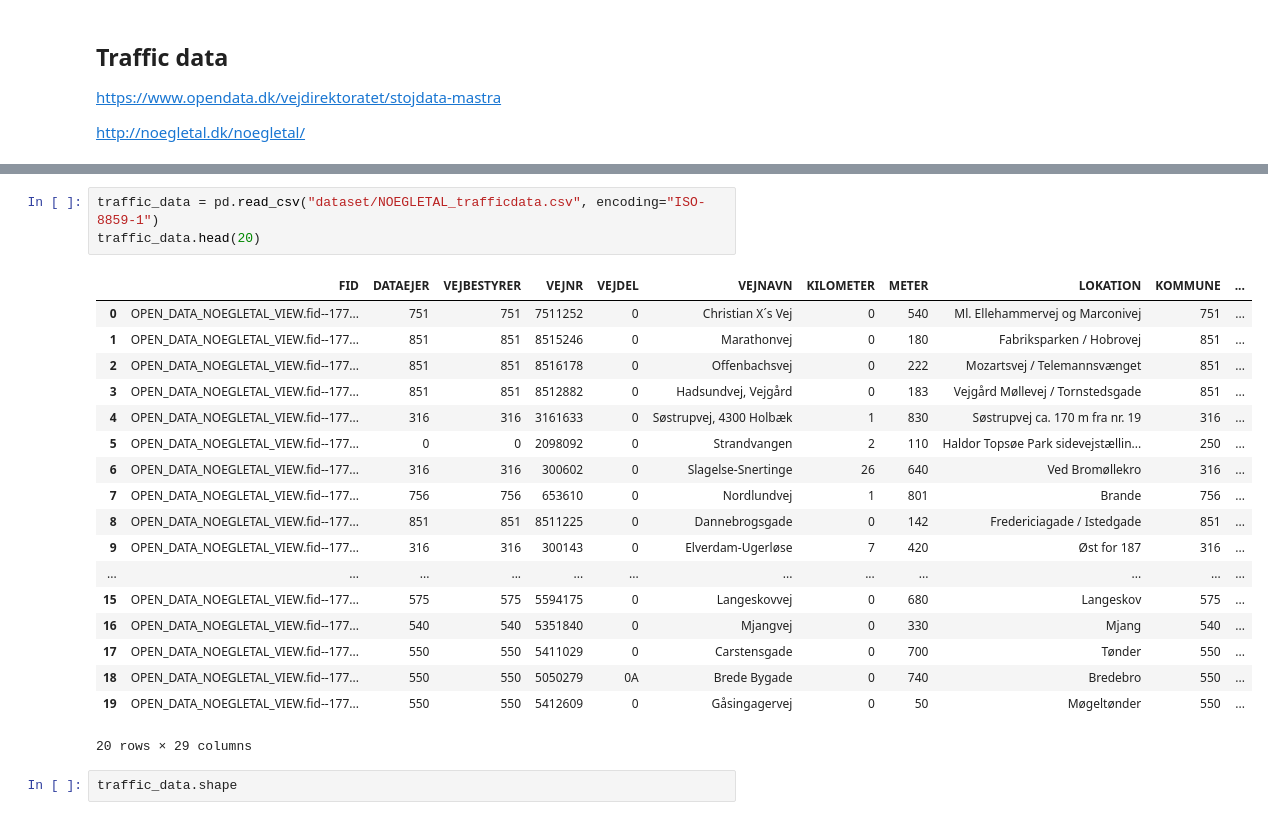
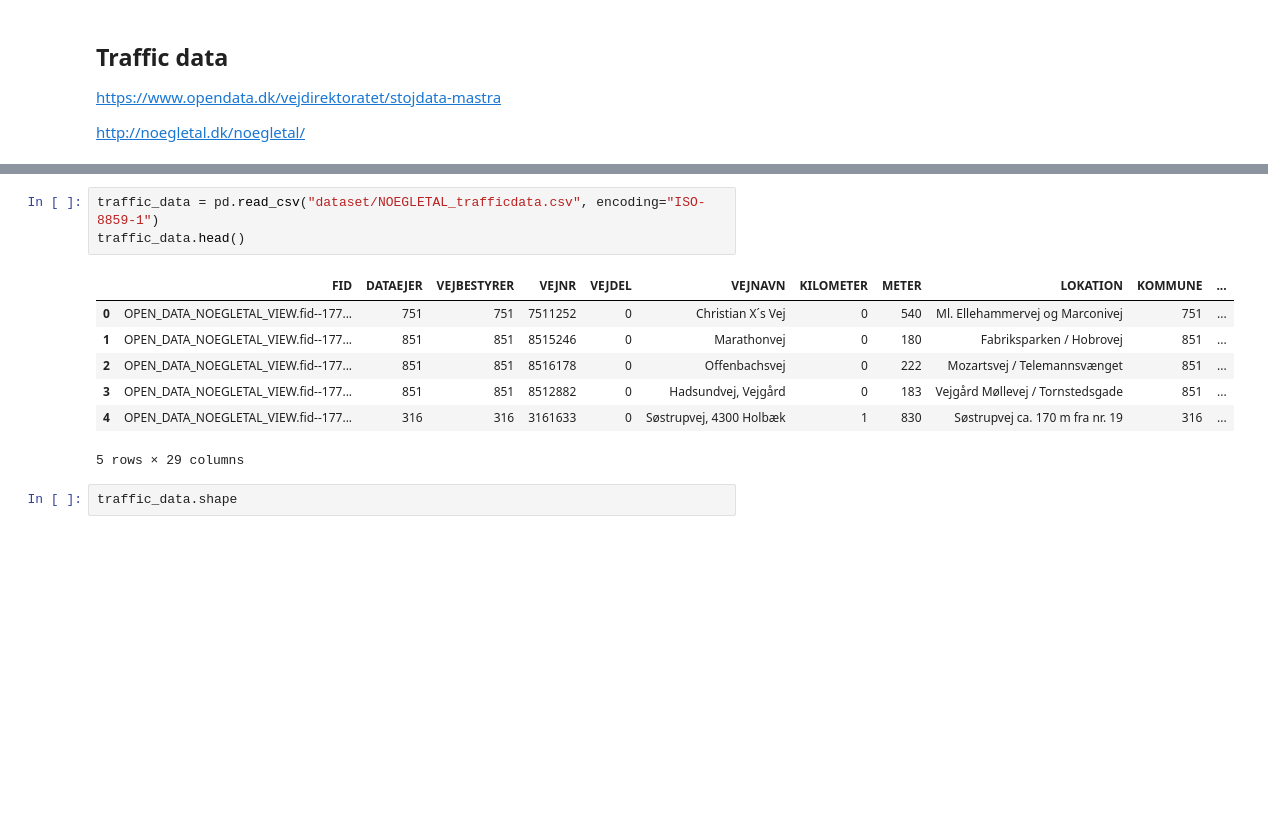
Before and after one commit to IncioMan/socialdata, a Jupyter notebook: Final Project/Dataset exploration.ipynb, the cells around one changed output, grey strips where cells are left out. Saved outputs shown, nothing was run; the diff lists cells and outputs as text; blank space fills up the shorter version.

```diff
--- a/Final Project/Dataset exploration.ipynb
+++ b/Final Project/Dataset exploration.ipynb
@@ -43,26 +44,15 @@ http://noegletal.dk/noegletal/
 | LBIL_PCT | The percentage of trucks taken in relation to the total amount of motor vehicles. Trucks here are vehicles with a total length of more than 5.80 meters. |
 # %%
 traffic_data = pd.read_csv("dataset/NOEGLETAL_trafficdata.csv", encoding="ISO-8859-1")
-traffic_data.head(20)
+traffic_data.head()
 # %% [output]
 |  | FID | DATAEJER | VEJBESTYRER | VEJNR | VEJDEL | VEJNAVN | KILOMETER | METER | LOKATION | KOMMUNE | ... |
 | 0 | OPEN_DATA_NOEGLETAL_VIEW.fid--177... | 751 | 751 | 7511252 | 0 | Christian X´s Vej | 0 | 540 | Ml. Ellehammervej og Marconivej | 751 | ... |
 | 1 | OPEN_DATA_NOEGLETAL_VIEW.fid--177... | 851 | 851 | 8515246 | 0 | Marathonvej | 0 | 180 | Fabriksparken / Hobrovej | 851 | ... |
 | 2 | OPEN_DATA_NOEGLETAL_VIEW.fid--177... | 851 | 851 | 8516178 | 0 | Offenbachsvej | 0 | 222 | Mozartsvej / Telemannsvænget | 851 | ... |
 | 3 | OPEN_DATA_NOEGLETAL_VIEW.fid--177... | 851 | 851 | 8512882 | 0 | Hadsundvej, Vejgård | 0 | 183 | Vejgård Møllevej / Tornstedsgade | 851 | ... |
 | 4 | OPEN_DATA_NOEGLETAL_VIEW.fid--177... | 316 | 316 | 3161633 | 0 | Søstrupvej, 4300 Holbæk | 1 | 830 | Søstrupvej ca. 170 m fra nr. 19 | 316 | ... |
-| 5 | OPEN_DATA_NOEGLETAL_VIEW.fid--177... | 0 | 0 | 2098092 | 0 | Strandvangen | 2 | 110 | Haldor Topsøe Park sidevejstællin... | 250 | ... |
-| 6 | OPEN_DATA_NOEGLETAL_VIEW.fid--177... | 316 | 316 | 300602 | 0 | Slagelse-Snertinge | 26 | 640 | Ved Bromøllekro | 316 | ... |
-| 7 | OPEN_DATA_NOEGLETAL_VIEW.fid--177... | 756 | 756 | 653610 | 0 | Nordlundvej | 1 | 801 | Brande | 756 | ... |
-| 8 | OPEN_DATA_NOEGLETAL_VIEW.fid--177... | 851 | 851 | 8511225 | 0 | Dannebrogsgade | 0 | 142 | Fredericiagade / Istedgade | 851 | ... |
-| 9 | OPEN_DATA_NOEGLETAL_VIEW.fid--177... | 316 | 316 | 300143 | 0 | Elverdam-Ugerløse | 7 | 420 | Øst for 187 | 316 | ... |
-| ... | ... | ... | ... | ... | ... | ... | ... | ... | ... | ... | ... |
-| 15 | OPEN_DATA_NOEGLETAL_VIEW.fid--177... | 575 | 575 | 5594175 | 0 | Langeskovvej | 0 | 680 | Langeskov | 575 | ... |
-| 16 | OPEN_DATA_NOEGLETAL_VIEW.fid--177... | 540 | 540 | 5351840 | 0 | Mjangvej | 0 | 330 | Mjang | 540 | ... |
-| 17 | OPEN_DATA_NOEGLETAL_VIEW.fid--177... | 550 | 550 | 5411029 | 0 | Carstensgade | 0 | 700 | Tønder | 550 | ... |
-| 18 | OPEN_DATA_NOEGLETAL_VIEW.fid--177... | 550 | 550 | 5050279 | 0A | Brede Bygade | 0 | 740 | Bredebro | 550 | ... |
-| 19 | OPEN_DATA_NOEGLETAL_VIEW.fid--177... | 550 | 550 | 5412609 | 0 | Gåsingagervej | 0 | 50 | Møgeltønder | 550 | ... |
-20 rows × 29 columns
+5 rows × 29 columns
 # %%
 traffic_data.shape
 # %% [output]
```
Also changed, not shown: parts of 32 cells of this notebook.
